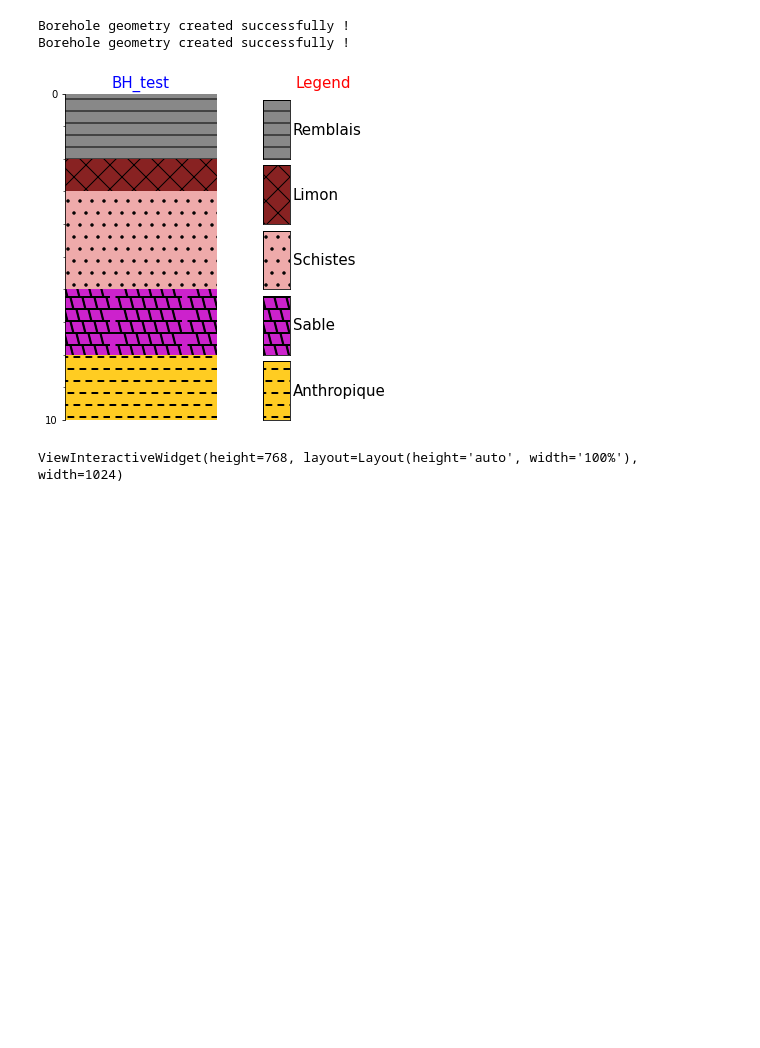
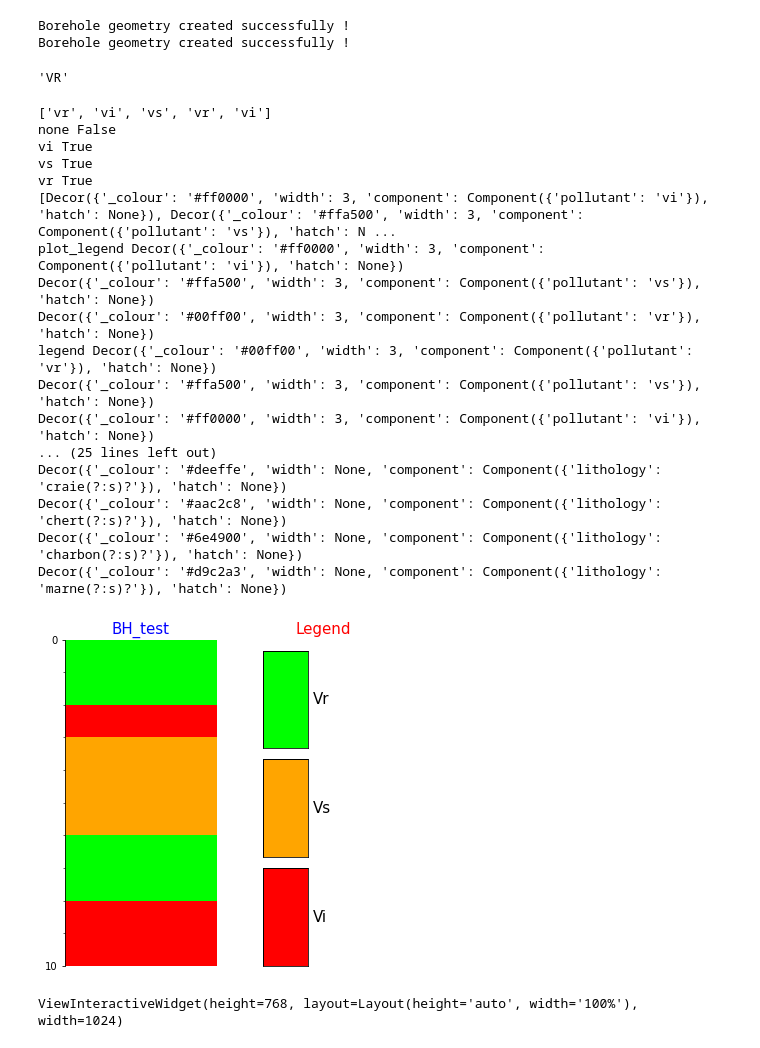
Before and after one commit to kaufmanno/GSDMA, a Jupyter notebook: playground/TFE_test/Samples_representation.ipynb, the cells around one changed output. Saved outputs shown, nothing was run; the diff lists cells and outputs as text; code cells hidden in the pictures; blank space fills up the shorter version.

Commit message:
modifies Borehole3D.plot2d() to allow for plotting striplog based on components attribute

```diff
--- a/playground/TFE_test/Samples_representation.ipynb
+++ b/playground/TFE_test/Samples_representation.ipynb
@@ -38,0 +11,7 @@ samples_legend = Legend(list_of_decors)
+# %%
+samples = [Component({'lithology': 'remblais', 'pollutant':'VR'}),
+              Component({'lithology': 'limon', 'pollutant':'VI'}),
+              Component({'lithology': 'schistes', 'pollutant':'VS'}),
+              Component({'lithology': 'sable', 'pollutant':'VR'}),
+              Component({'lithology': 'anthropique', 'pollutant':'VI'})
+              ]
@@ -67,12 +39,34 @@ class Pollutant3D():
 # %%
-bh3d = Borehole3D(name='BH_test', intervals=samples_intervals, legend=samples_legend, length=10, )
+bh3d = Borehole3D(name='BH_test', intervals=samples_intervals, legend=legend_memoris, length=10, )
 # %% [output]
 Borehole geometry created successfully !
 Borehole geometry created successfully !
-# %%
-bh3d.plot2d()
-# %% [output]
-[figure, removed]
+# %%
+getattr(bh3d[0].primary, 'pollutant')
+# %% [output]
+'VR'
+# %%
+bh3d.plot2d(field='pollutant', legend=pollutant_legend)
+#bh3d.plot2d(field='lithology', legend=legend_memoris)
+# %% [output]
+['vr', 'vi', 'vs', 'vr', 'vi']
+none False
+vi True
+vs True
+vr True
+[Decor({'_colour': '#ff0000', 'width': 3, 'component': Component({'pollutant': 'vi'}), 'hatch': None}), Decor({'_colour': '#ffa500', 'width': 3, 'component': Component({'pollutant': 'vs'}), 'hatch': N ...
+plot_legend Decor({'_colour': '#ff0000', 'width': 3, 'component': Component({'pollutant': 'vi'}), 'hatch': None})
+Decor({'_colour': '#ffa500', 'width': 3, 'component': Component({'pollutant': 'vs'}), 'hatch': None})
+Decor({'_colour': '#00ff00', 'width': 3, 'component': Component({'pollutant': 'vr'}), 'hatch': None})
+legend Decor({'_colour': '#00ff00', 'width': 3, 'component': Component({'pollutant': 'vr'}), 'hatch': None})
+Decor({'_colour': '#ffa500', 'width': 3, 'component': Component({'pollutant': 'vs'}), 'hatch': None})
+Decor({'_colour': '#ff0000', 'width': 3, 'component': Component({'pollutant': 'vi'}), 'hatch': None})
+... (25 lines left out)
+Decor({'_colour': '#deeffe', 'width': None, 'component': Component({'lithology': 'craie(?:s)?'}), 'hatch': None})
+Decor({'_colour': '#aac2c8', 'width': None, 'component': Component({'lithology': 'chert(?:s)?'}), 'hatch': None})
+Decor({'_colour': '#6e4900', 'width': None, 'component': Component({'lithology': 'charbon(?:s)?'}), 'hatch': None})
+Decor({'_colour': '#d9c2a3', 'width': None, 'component': Component({'lithology': 'marne(?:s)?'}), 'hatch': None})
+[figure, added]
 # %%
 bh3d.plot3d()
 # %% [output]
```
Also changed, not shown: parts of 7 cells of this notebook, 6 other files.
